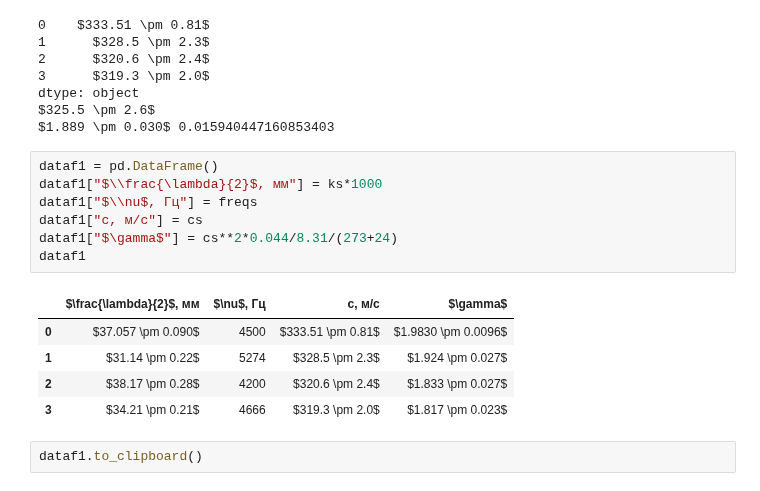
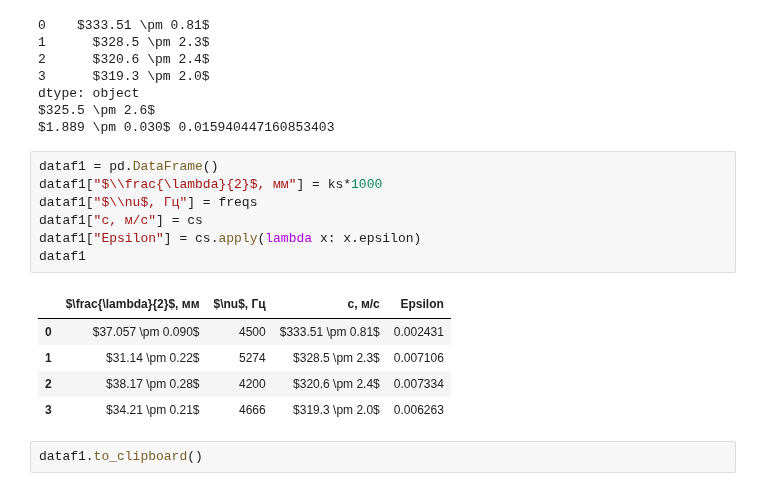
Before and after one commit to RedBrean/term2, a Jupyter notebook: labs/213.ipynb, the cells around one changed output. Saved outputs shown, nothing was run; the diff lists cells and outputs as text.

```diff
--- a/labs/213.ipynb
+++ b/labs/213.ipynb
@@ -387,16 +386,16 @@ $1.889 \pm 0.030$ 0.015940447160853403
 # %%
 dataf1 = pd.DataFrame()
 dataf1["$\\frac{\lambda}{2}$, мм"] = ks*1000
 dataf1["$\\nu$, Гц"] = freqs
 dataf1["c, м/c"] = cs
-dataf1["$\gamma$"] = cs**2*0.044/8.31/(273+24)
+dataf1["Epsilon"] = cs.apply(lambda x: x.epsilon)
 dataf1
 # %% [output]
-|  | $\frac{\lambda}{2}$, мм | $\nu$, Гц | c, м/c | $\gamma$ |
-| 0 | $37.057 \pm 0.090$ | 4500 | $333.51 \pm 0.81$ | $1.9830 \pm 0.0096$ |
-| 1 | $31.14 \pm 0.22$ | 5274 | $328.5 \pm 2.3$ | $1.924 \pm 0.027$ |
-| 2 | $38.17 \pm 0.28$ | 4200 | $320.6 \pm 2.4$ | $1.833 \pm 0.027$ |
-| 3 | $34.21 \pm 0.21$ | 4666 | $319.3 \pm 2.0$ | $1.817 \pm 0.023$ |
+|  | $\frac{\lambda}{2}$, мм | $\nu$, Гц | c, м/c | Epsilon |
+| 0 | $37.057 \pm 0.090$ | 4500 | $333.51 \pm 0.81$ | 0.002431 |
+| 1 | $31.14 \pm 0.22$ | 5274 | $328.5 \pm 2.3$ | 0.007106 |
+| 2 | $38.17 \pm 0.28$ | 4200 | $320.6 \pm 2.4$ | 0.007334 |
+| 3 | $34.21 \pm 0.21$ | 4666 | $319.3 \pm 2.0$ | 0.006263 |
 # %%
 dataf1.to_clipboard()
 # %%
```
Also changed, not shown: parts of 8 cells of this notebook, 3 other files.
